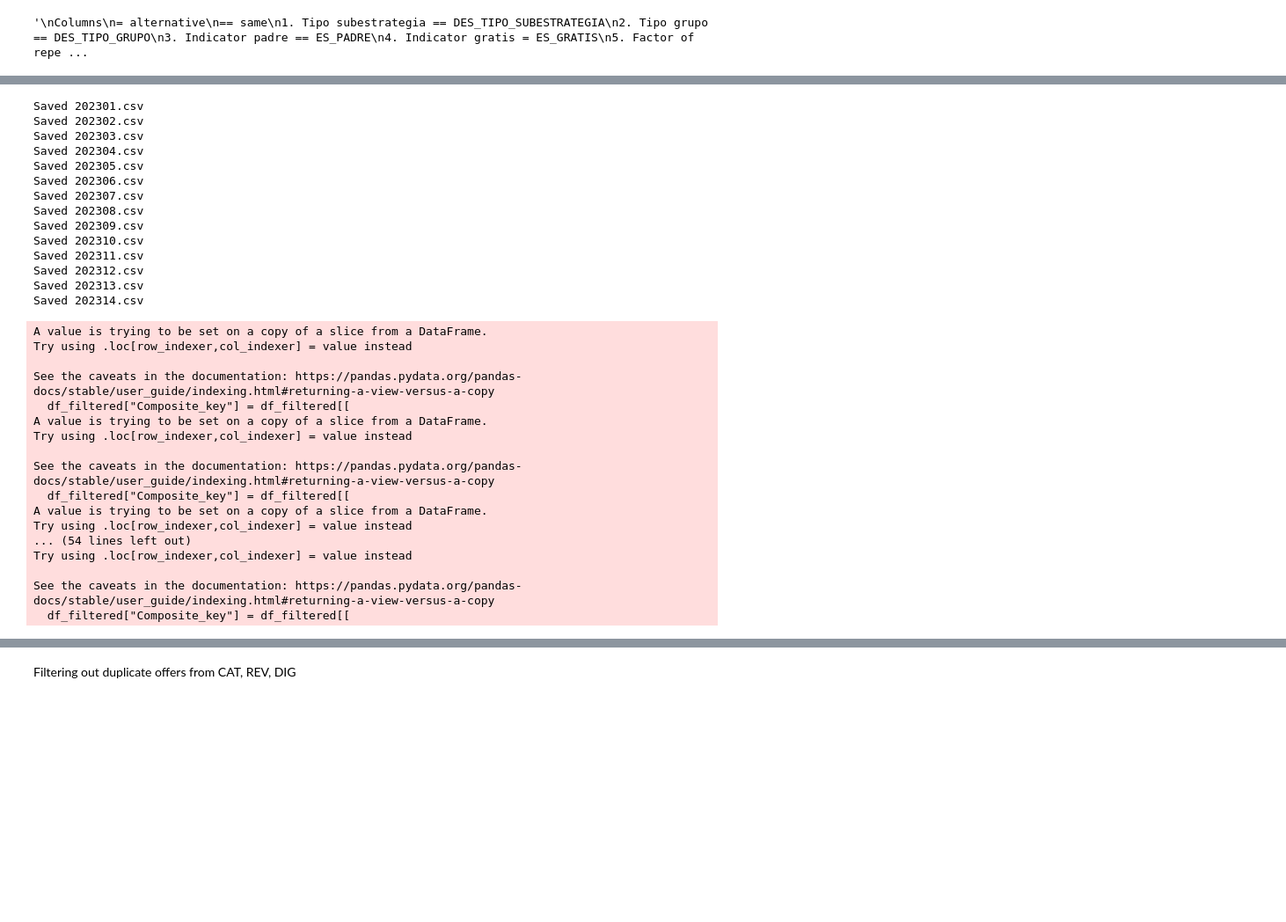
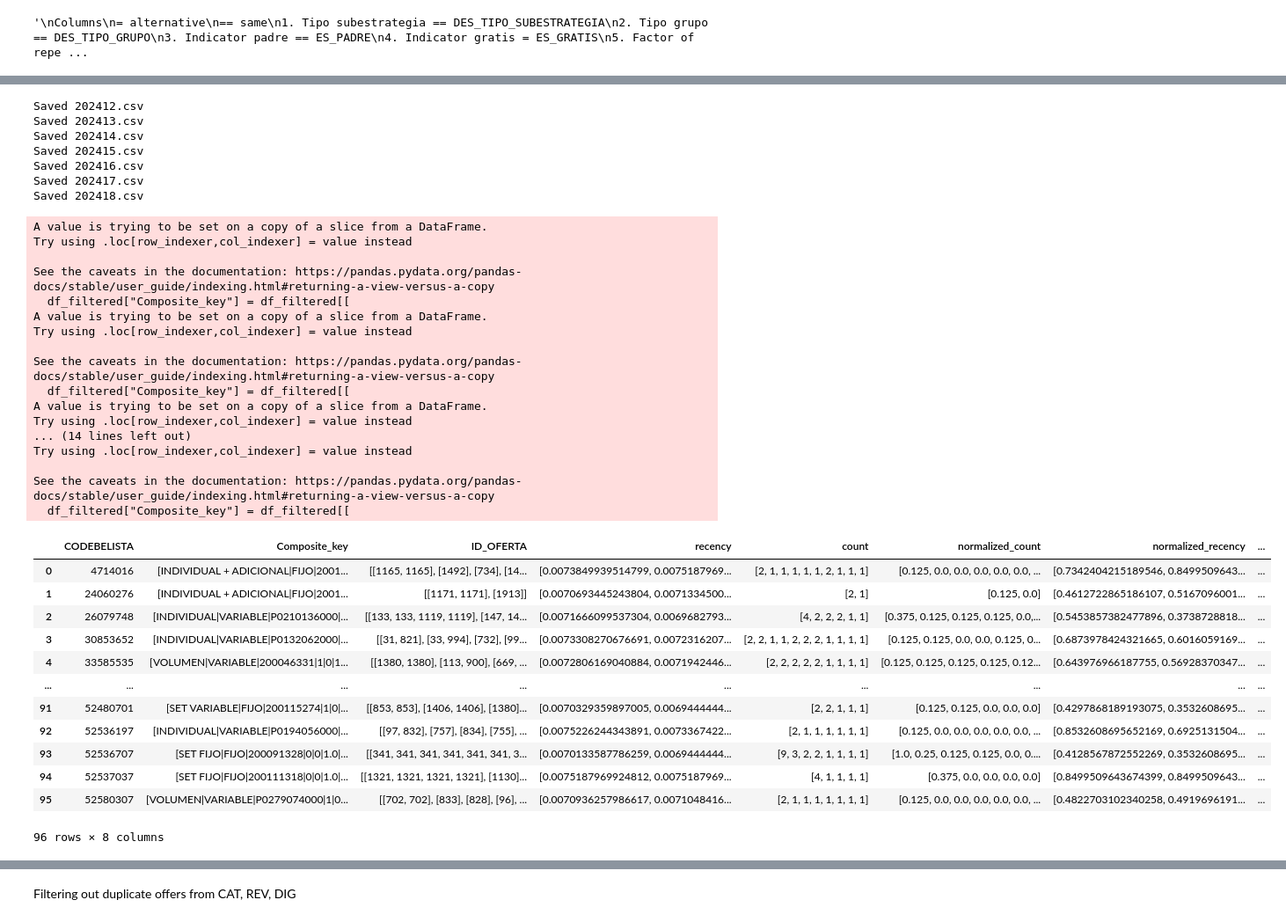
Before and after one commit to neeraj-mahapatra/baseline_COP2, a Jupyter notebook: features/historical_recommendations/feature2_repeated_offers/notebooks_exp/repeat_offers.ipynb, the cells around one changed output, grey strips where cells are left out. Shown at 88% size. Drawn from its saved outputs; the diff is of its cells as text; code cells hidden in the pictures; blank space fills up the shorter version.

```diff
--- a/features/historical_recommendations/feature2_repeated_offers/notebooks_exp/repeat_offers.ipynb
+++ b/features/historical_recommendations/feature2_repeated_offers/notebooks_exp/repeat_offers.ipynb
@@ -87,7 +73,11 @@ all_dfs = []
 # Loop through each DataFrame, apply transformations, and save them
 for i, (category, df) in enumerate(dfs.items(), 1):
     # Step 1: Filter the DataFrame
-    df_filtered = df[df["CODCUC"] != "XXXXXXXXX"]
+    # Get all ID_OFERTAs that have CODCUC as 'XXXXXXXXX'
+    invalid_ids = df[df['CODCUC'] == 'XXXXXXXXX']['ID_OFERTA'].unique()
+
+    # Filter out all rows with these ID_OFERTAs
+    df_filtered = df[~df['ID_OFERTA'].isin(invalid_ids)]
 
     # Step 2: Create Composite_key column
     df_filtered["Composite_key"] = df_filtered[[
@@ -145,20 +135,13 @@ for i, (category, df) in enumerate(dfs.items(), 1):
 
 final_df = pd.concat(all_dfs, ignore_index=True)
 # %% [output]
-Saved 202301.csv
-Saved 202302.csv
-Saved 202303.csv
-Saved 202304.csv
-Saved 202305.csv
-Saved 202306.csv
-Saved 202307.csv
-Saved 202308.csv
-Saved 202309.csv
-Saved 202310.csv
-Saved 202311.csv
-Saved 202312.csv
-Saved 202313.csv
-Saved 202314.csv
+Saved 202412.csv
+Saved 202413.csv
+Saved 202414.csv
+Saved 202415.csv
+Saved 202416.csv
+Saved 202417.csv
+Saved 202418.csv
 A value is trying to be set on a copy of a slice from a DataFrame.
 Try using .loc[row_indexer,col_indexer] = value instead
 
@@ -171,8 +154,50 @@ See the caveats in the documentation: https://pandas.pydata.org/pandas-docs/stab
   df_filtered["Composite_key"] = df_filtered[[
 A value is trying to be set on a copy of a slice from a DataFrame.
 Try using .loc[row_indexer,col_indexer] = value instead
-... (54 lines left out)
+... (14 lines left out)
 Try using .loc[row_indexer,col_indexer] = value instead
 
 See the caveats in the documentation: https://pandas.pydata.org/pandas-docs/stable/user_guide/indexing.html#returning-a-view-versus-a-copy
   df_filtered["Composite_key"] = df_filtered[[
+# %%
+single_campaign_df_202412 = pd.read_csv("202412.csv")
+single_campaign_df_202413  = pd.read_csv("202413.csv")
+# %%
+single_campaign_df_202412_filtered = single_campaign_df_202412.groupby("CODEBELISTA").agg({
+        "Composite_key": list,       # Keep Composite_key as a list
+        "ID_OFERTA": lambda x: x.iloc[0] if all(x == x.iloc[0]) else list(x),  # Single value if all identical
+        "recency": list,            # Keep recency as a list
+        "count": list,              # Keep count as a list
+        "normalized_count": list,   # Keep normalized_count as a list
+        "normalized_recency": list, # Keep normalized_recency as a list
+        "score": list               # Keep score as a list
+    }).reset_index()
+
+single_campaign_df_202413_filtered = single_campaign_df_202413.groupby("CODEBELISTA").agg({
+        "Composite_key": list,       # Keep Composite_key as a list
+        "ID_OFERTA": lambda x: x.iloc[0] if all(x == x.iloc[0]) else list(x),  # Single value if all identical
+        "recency": list,            # Keep recency as a list
+        "count": list,              # Keep count as a list
+        "normalized_count": list,   # Keep normalized_count as a list
+        "normalized_recency": list, # Keep normalized_recency as a list
+        "score": list               # Keep score as a list
+    }).reset_index()
+
+single_campaign_df_202412_filtered.to_csv("Consultora_based_offers_202412.csv",index=False)
+single_campaign_df_202413_filtered.to_csv("Consultora_based_offers_202413.csv",index=False)
+# %%
+single_campaign_df_202412_filtered
+# %% [output]
+|  | CODEBELISTA | Composite_key | ID_OFERTA | recency | count | normalized_count | normalized_recency | ... |
+| 0 | 4714016 | [INDIVIDUAL + ADICIONAL|FIJO|2001... | [[1165, 1165], [1492], [734], [14... | [0.0073849939514799, 0.0075187969... | [2, 1, 1, 1, 1, 1, 2, 1, 1, 1] | [0.125, 0.0, 0.0, 0.0, 0.0, 0.0, ... | [0.7342404215189546, 0.8499509643... | ... |
+| 1 | 24060276 | [INDIVIDUAL + ADICIONAL|FIJO|2001... | [[1171, 1171], [1913]] | [0.0070693445243804, 0.0071334500... | [2, 1] | [0.125, 0.0] | [0.4612722865186107, 0.5167096001... | ... |
+| 2 | 26079748 | [INDIVIDUAL|VARIABLE|P0210136000|... | [[133, 133, 1119, 1119], [147, 14... | [0.0071666099537304, 0.0069682793... | [4, 2, 2, 2, 1, 1] | [0.375, 0.125, 0.125, 0.125, 0.0,... | [0.5453857382477896, 0.3738728818... | ... |
+| 3 | 30853652 | [INDIVIDUAL|VARIABLE|P0132062000|... | [[31, 821], [33, 994], [732], [99... | [0.0073308270676691, 0.0072316207... | [2, 2, 1, 1, 2, 2, 2, 1, 1, 1, 1] | [0.125, 0.125, 0.0, 0.0, 0.125, 0... | [0.6873978424321665, 0.6016059169... | ... |
+| 4 | 33585535 | [VOLUMEN|VARIABLE|200046331|1|0|1... | [[1380, 1380], [113, 900], [669, ... | [0.0072806169040884, 0.0071942446... | [2, 2, 2, 2, 2, 1, 1, 1, 1] | [0.125, 0.125, 0.125, 0.125, 0.12... | [0.643976966187755, 0.56928370347... | ... |
+| ... | ... | ... | ... | ... | ... | ... | ... | ... |
+| 91 | 52480701 | [SET VARIABLE|FIJO|200115274|1|0|... | [[853, 853], [1406, 1406], [1380]... | [0.0070329359897005, 0.0069444444... | [2, 2, 1, 1, 1] | [0.125, 0.125, 0.0, 0.0, 0.0] | [0.4297868189193075, 0.3532608695... | ... |
+| 92 | 52536197 | [INDIVIDUAL|VARIABLE|P0194056000|... | [[97, 832], [757], [834], [755], ... | [0.0075226244343891, 0.0073367422... | [2, 1, 1, 1, 1, 1, 1] | [0.125, 0.0, 0.0, 0.0, 0.0, 0.0, ... | [0.8532608695652169, 0.6925131504... | ... |
+| 93 | 52536707 | [SET FIJO|FIJO|200091328|0|0|1.0|... | [[341, 341, 341, 341, 341, 341, 3... | [0.0070133587786259, 0.0069444444... | [9, 3, 2, 2, 1, 1, 1, 1] | [1.0, 0.25, 0.125, 0.125, 0.0, 0.... | [0.4128567872552269, 0.3532608695... | ... |
+| 94 | 52537037 | [SET FIJO|FIJO|200111318|0|0|1.0|... | [[1321, 1321, 1321, 1321], [1130]... | [0.0075187969924812, 0.0075187969... | [4, 1, 1, 1, 1] | [0.375, 0.0, 0.0, 0.0, 0.0] | [0.8499509643674399, 0.8499509643... | ... |
+| 95 | 52580307 | [VOLUMEN|VARIABLE|P0279074000|1|0... | [[702, 702], [833], [828], [96], ... | [0.0070936257986617, 0.0071048416... | [2, 1, 1, 1, 1, 1, 1, 1] | [0.125, 0.0, 0.0, 0.0, 0.0, 0.0, ... | [0.4822703102340258, 0.4919696191... | ... |
+96 rows × 8 columns
```
Also changed, not shown: parts of 23 cells of this notebook, 3 other files.
